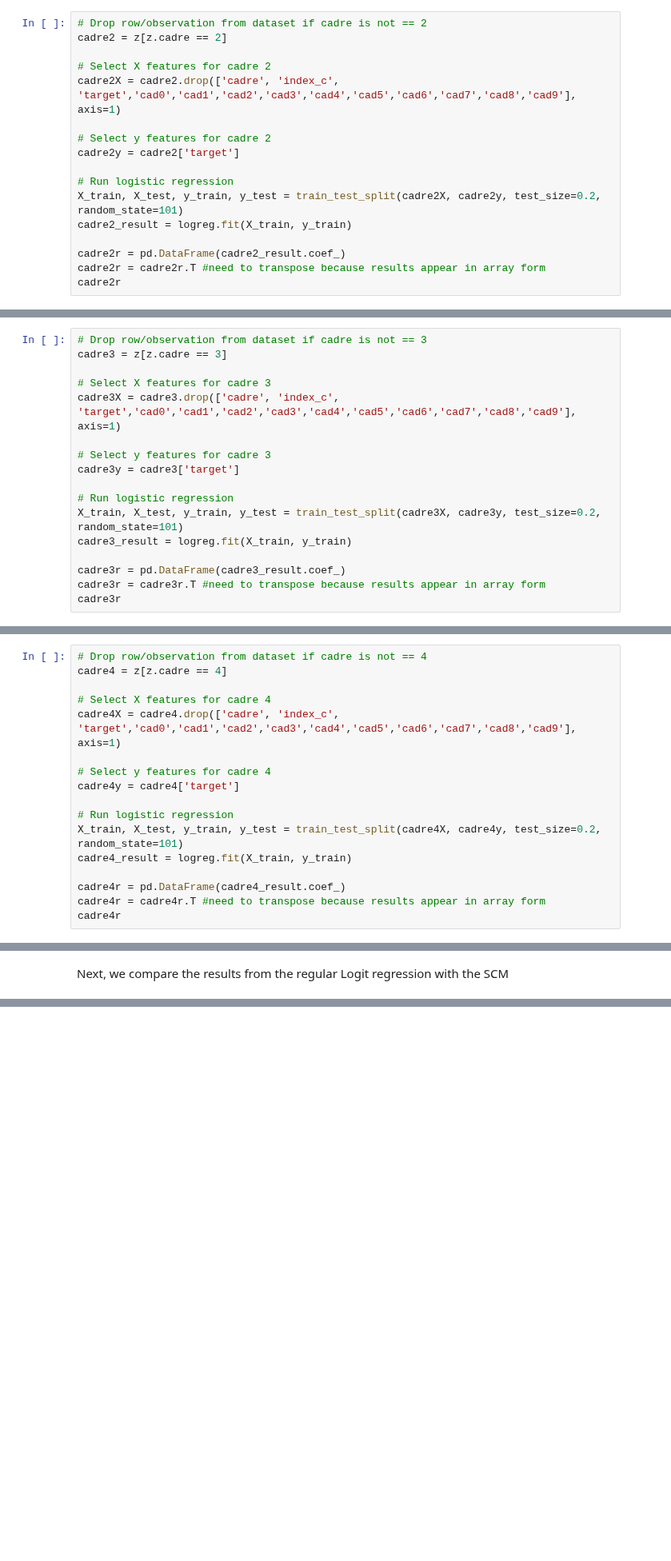
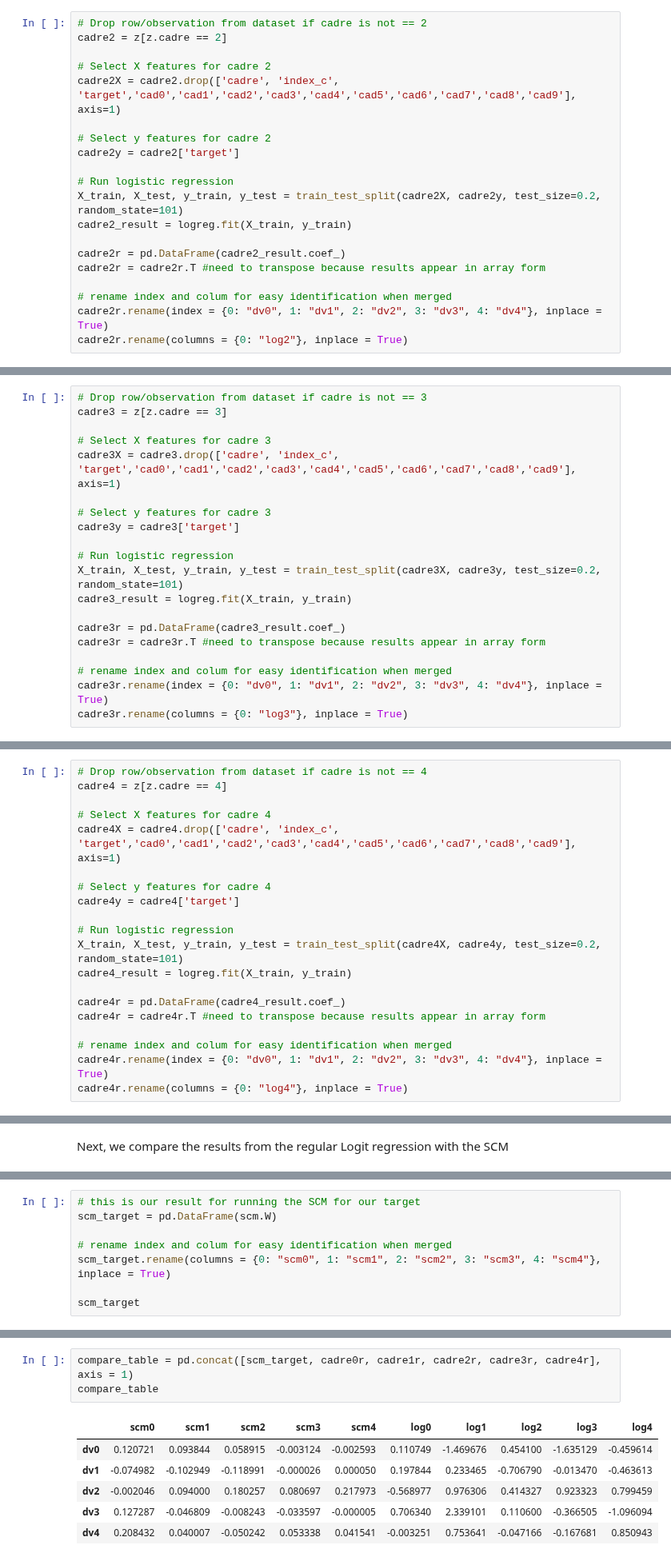
Before and after one commit to HealthINCITE/supervised-cadres, a Jupyter notebook: notebooks/Sim_Test.ipynb, the cells around one changed output, grey strips where cells are left out. Shown at 80% size. Saved outputs shown, nothing was run; the diff lists cells and outputs as text; blank space fills up the shorter version.

```diff
--- a/notebooks/Sim_Test.ipynb
+++ b/notebooks/Sim_Test.ipynb
@@ -298,4 +290,7 @@ cadre2_result = logreg.fit(X_train, y_train)
 
 cadre2r = pd.DataFrame(cadre2_result.coef_)
 cadre2r = cadre2r.T #need to transpose because results appear in array form
-cadre2r
+
+# rename index and colum for easy identification when merged
+cadre2r.rename(index = {0: "dv0", 1: "dv1", 2: "dv2", 3: "dv3", 4: "dv4"}, inplace = True)
+cadre2r.rename(columns = {0: "log2"}, inplace = True)
@@ -324,4 +312,7 @@ cadre3_result = logreg.fit(X_train, y_train)
 
 cadre3r = pd.DataFrame(cadre3_result.coef_)
 cadre3r = cadre3r.T #need to transpose because results appear in array form
-cadre3r
+
+# rename index and colum for easy identification when merged
+cadre3r.rename(index = {0: "dv0", 1: "dv1", 2: "dv2", 3: "dv3", 4: "dv4"}, inplace = True)
+cadre3r.rename(columns = {0: "log3"}, inplace = True)
@@ -350,4 +334,7 @@ cadre4_result = logreg.fit(X_train, y_train)
 
 cadre4r = pd.DataFrame(cadre4_result.coef_)
 cadre4r = cadre4r.T #need to transpose because results appear in array form
-cadre4r
+
+# rename index and colum for easy identification when merged
+cadre4r.rename(index = {0: "dv0", 1: "dv1", 2: "dv2", 3: "dv3", 4: "dv4"}, inplace = True)
+cadre4r.rename(columns = {0: "log4"}, inplace = True)
@@ -371,0 +343,8 @@ scm.W
+# %%
+# this is our result for running the SCM for our target
+scm_target = pd.DataFrame(scm.W)
+
+# rename index and colum for easy identification when merged
+scm_target.rename(columns = {0: "scm0", 1: "scm1", 2: "scm2", 3: "scm3", 4: "scm4"}, inplace = True)
+
+scm_target
@@ -371,0 +358,10 @@ scm.W
+# %%
+compare_table = pd.concat([scm_target, cadre0r, cadre1r, cadre2r, cadre3r, cadre4r], axis = 1)
+compare_table
+# %% [output]
+|  | scm0 | scm1 | scm2 | scm3 | scm4 | log0 | log1 | log2 | log3 | log4 |
+| dv0 | 0.120721 | 0.093844 | 0.058915 | -0.003124 | -0.002593 | 0.110749 | -1.469676 | 0.454100 | -1.635129 | -0.459614 |
+| dv1 | -0.074982 | -0.102949 | -0.118991 | -0.000026 | 0.000050 | 0.197844 | 0.233465 | -0.706790 | -0.013470 | -0.463613 |
+| dv2 | -0.002046 | 0.094000 | 0.180257 | 0.080697 | 0.217973 | -0.568977 | 0.976306 | 0.414327 | 0.923323 | 0.799459 |
+| dv3 | 0.127287 | -0.046809 | -0.008243 | -0.033597 | -0.000005 | 0.706340 | 2.339101 | 0.110600 | -0.366505 | -1.096094 |
+| dv4 | 0.208432 | 0.040007 | -0.050242 | 0.053338 | 0.041541 | -0.003251 | 0.753641 | -0.047166 | -0.167681 | 0.850943 |
```
Also changed, not shown: parts of 8 cells of this notebook.
